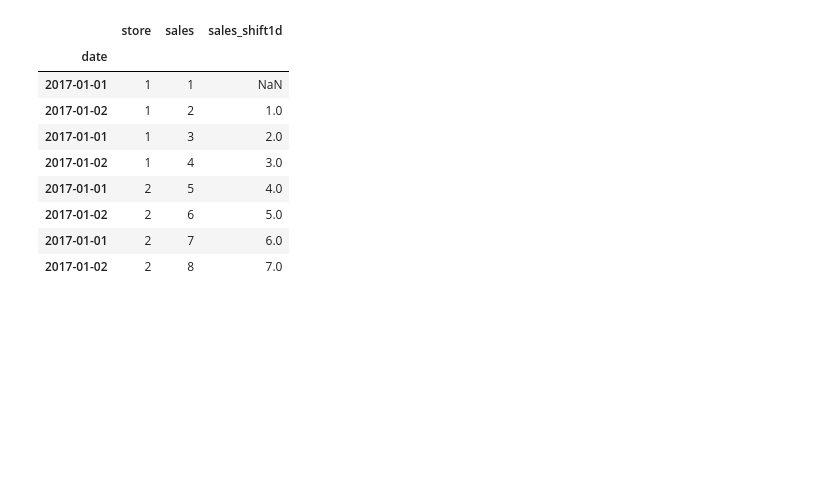
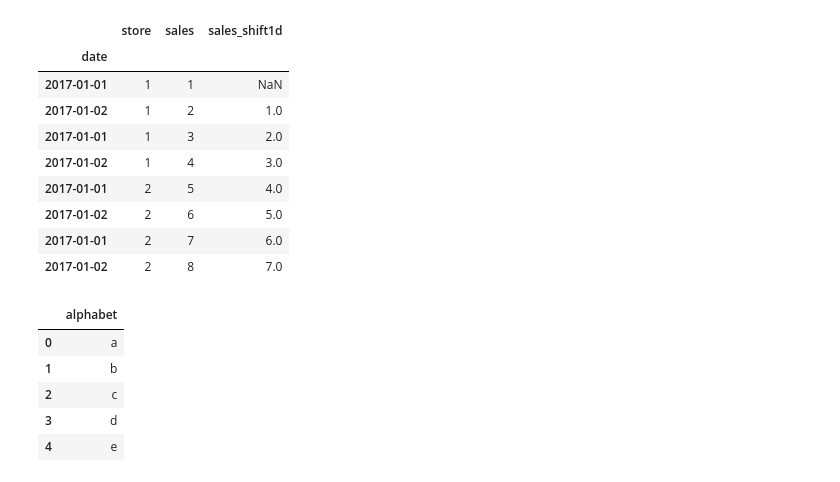
Before and after one commit to akhilkammila/store-sales-v2, a Jupyter notebook: test.ipynb, the cells around one changed output. Cells and saved outputs as stored; diff of their text form; code cells hidden in the pictures; blank space fills up the shorter version.

```diff
--- a/test.ipynb
+++ b/test.ipynb
@@ -55,3 +55,13 @@ date_test.groupby('store')
 | 2017-01-02 | 2 | 6 | 5.0 |
 | 2017-01-01 | 2 | 7 | 6.0 |
 | 2017-01-02 | 2 | 8 | 7.0 |
+# %%
+test_factorize = pd.DataFrame({'alphabet': [chr(ord('a') + i) for i in range(5)]})
+test_factorize
+# %% [output]
+|  | alphabet |
+| 0 | a |
+| 1 | b |
+| 2 | c |
+| 3 | d |
+| 4 | e |
```
Also changed, not shown: 1 other file.
